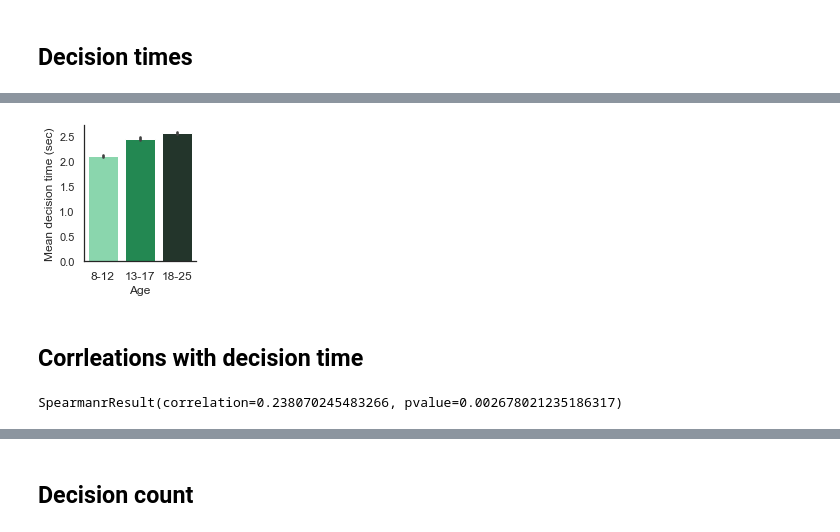
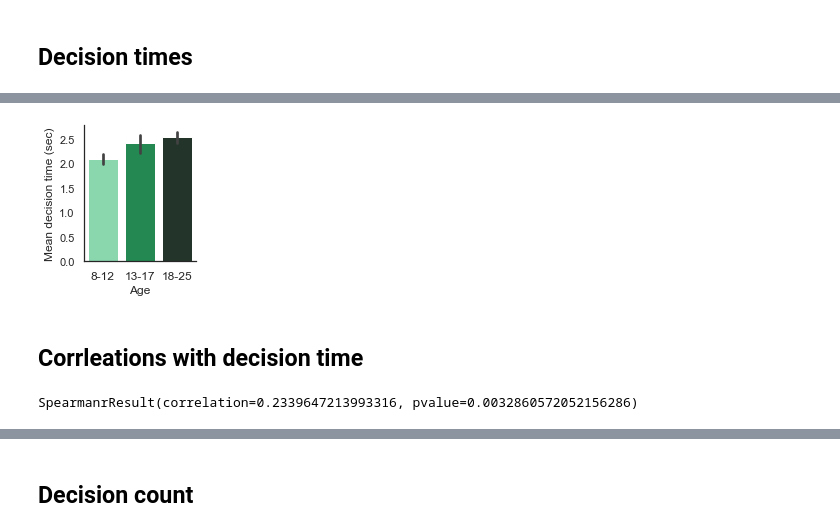
Before and after one commit to sinabolouki/fourinarow_analyses, a Jupyter notebook: Analysis notebooks/new/Age Plots.ipynb, the cells around one changed output, grey strips where cells are left out. Saved outputs shown, nothing was run; the diff lists cells and outputs as text; code cells hidden in the pictures.

```diff
--- a/Analysis notebooks/new/Age Plots.ipynb
+++ b/Analysis notebooks/new/Age Plots.ipynb
@@ -282,2 +342,17 @@ plot_freq("TotalDurationMinutes", "Task duration (minutes)")
 # %% [markdown]
 ## Decision times
+# %%
+# Game duration with age continuous
+
+rts2 = pd.merge(rts, age, on="StudyID", how="left")[["User", "GameNr", "RT", "TotalMoves", "ageBinNr", "ExactAge"]].drop_duplicates()
+rts2 = rts2[rts2.RT > 0]
+# drop the double subject
+rts2 = rts2[~rts2.User.str.contains("R_1gV06gSb8WYiLyG")]
+# drop the subject with extremely low elo
+rts2 = rts2[~rts2.User.str.contains("R_24qFUPTZKx0SybQ")]
+rts2 = rts2.groupby(by=["User"]).mean()
+
+sns.set(style = "white", rc={'figure.figsize':(2,2.5), "font.size":12,"axes.titlesize":5,"axes.labelsize":12})
+sns.regplot(x="ExactAge",
+            y="RT",
+            data=rts2);
@@ -284,23 +361,27 @@ plot_freq("TotalDurationMinutes", "Task duration (minutes)")
 # %%
 age_colors = ['#7DE3AC', '#129951','#20382B']
 age_labels = ["8-12","13-17","18-25"]
 rts2 = pd.merge(rts, age, on="StudyID", how="left")[["User", "GameNr", "RT", "TotalMoves", "ageBinNr", "ExactAge"]].drop_duplicates()
 rts2 = rts2[rts2.RT > 0]
-rts2.groupby(by=["User"]).mean()
+# drop the double subject
+rts2 = rts2[~rts2.User.str.contains("R_1gV06gSb8WYiLyG")]
+# drop the subject with extremely low elo
+rts2 = rts2[~rts2.User.str.contains("R_24qFUPTZKx0SybQ")]
+rts2 = rts2.groupby(by=["User"]).mean()
 
 #ax = sns.displot(rts2, x="RT", hue="ageBinNr", kind="kde", palette = age_colors)
 #ax.set(xlim=(-5, 20))
 sns.set(style = "white", rc={'figure.figsize':(2,2.5), "font.size":12,"axes.titlesize":5,"axes.labelsize":12})
 ax = sns.barplot(data = rts2, y="RT", x="ageBinNr", ci=68, palette = age_colors)
 sns.despine()
 ax.set(xlabel='Age', ylabel='Mean decision time (sec)')
 ax.set_xticklabels(age_labels, fontsize = 12)
 ax.xaxis.get_label().set_fontsize(12)
 ax.yaxis.get_label().set_fontsize(12)
 ax
-ax.figure.savefig("../data/DecisionTime.pdf", dpi=300, bbox_inches='tight')
+ax.figure.savefig("../data/Final_DecisionTime.pdf", dpi=300, bbox_inches='tight')
 # %% [output]
-[figure, old version]
+[figure, new version]
 # %% [markdown]
 ## Corrleations with decision time
 # %%
@@ -312,4 +393,4 @@ rts3["subject"] = rts3["User"]
 
 sts.spearmanr(rts3["ExactAge"], rts3["RT"])
 # %% [output]
-SpearmanrResult(correlation=0.238070245483266, pvalue=0.002678021235186317)
+SpearmanrResult(correlation=0.2339647213993316, pvalue=0.0032860572052156286)
```
Also changed, not shown: parts of 64 cells of this notebook, 12 other files.
